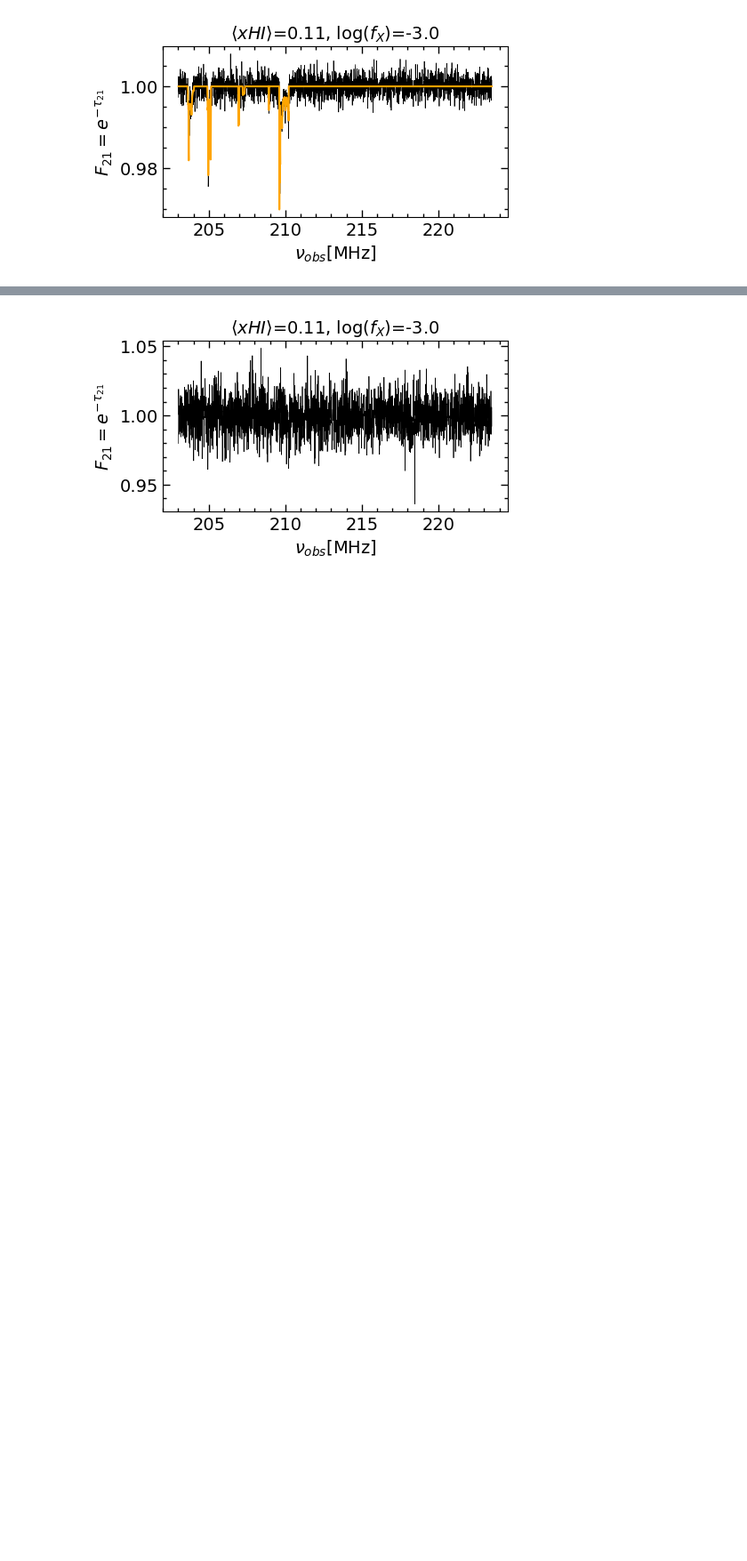
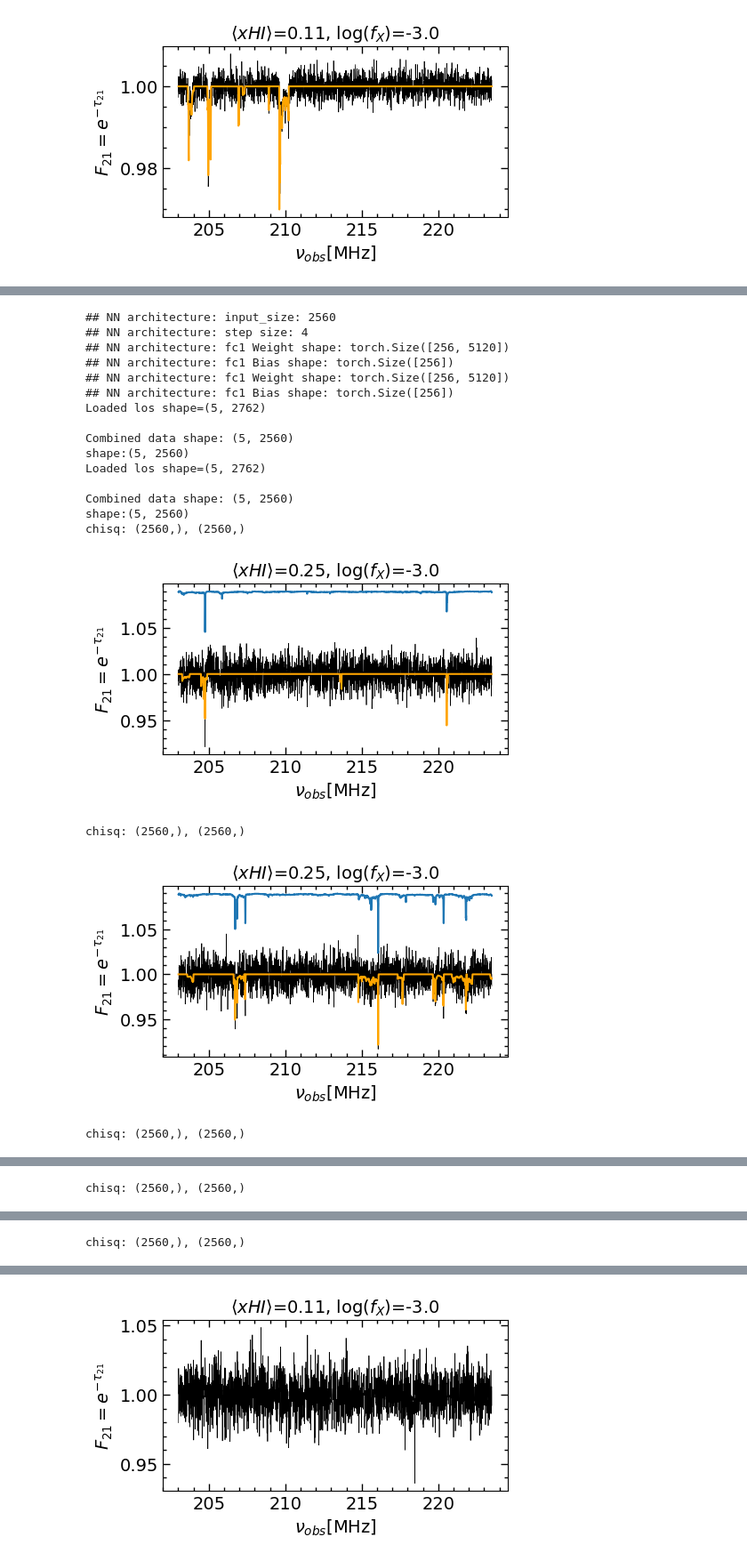
Before and after one commit to skp80286/21cm-forest_1DPS, a Jupyter notebook: ML/denoised_los_analysis.ipynb, the cells around one changed output, grey strips where cells are left out. Shown at 89% size. Drawn from its saved outputs; the diff is of its cells as text; code cells hidden in the pictures; blank space fills up the shorter version.

```diff
--- a/ML/denoised_los_analysis.ipynb
+++ b/ML/denoised_los_analysis.ipynb
@@ -264,0 +318,48 @@ shape:(2000, 2560)
+# %%
+import torch
+import torch.nn as nn
+import torch.optim as optim
+from torch.utils.data import DataLoader, TensorDataset
+from UnetModelWithDense import UnetModel
+import plot_results as pltr
+import importlib
+
+importlib.reload(pltr)
+
+logger.info(f"Loading model")
+model = UnetModel(input_size=2560, input_channels=1, output_size=2560, dropout=0.2)
+#model.load_model('output/f21_predict_unet_mixed_noise_train_test_uGMRT_t500_20251020195230/unet_model.pth')
+#model.load_model('output/f21_predict_unet_mixed_noise_train_test_uGMRT_t500_20251020205158/unet_model_50.pth')
+model.load_model('output/unet_model_80.pth')
+
+los1052so, freq_axis = load_dataset(glob.glob(f"{data}/21cmFAST_los/F21_noisy/F21_signalonly_21cmFAST_200Mpc_z6.0_fX{-3:.2f}_xHI{0.25:.2f}*.dat"), input_points=2560, limitsamplesize=5)
+print(f"shape:{los1052so.shape}")
+los1052noisy, _ = load_dataset(glob.glob(f"{data}/21cmFAST_los/F21_noisy/F21_noisy_21cmFAST_200Mpc_z6.0_fX{-3:.2f}_xHI{0.25:.2f}_uGMRT_8kHz_t50h*.dat"), input_points=2560, limitsamplesize=5)
+print(f"shape:{los1052noisy.shape}")
+
+X_test_tensor = torch.tensor(los1052noisy, dtype=torch.float32)
+los_denoised = model.get_denoised_signal(X_test_tensor)
+logger.info(f" Denoised signal los shape={los_denoised.shape}")
+
+for i in range(5):
+    pltr.plot_denoised_los(los1052noisy[i:i+1], los1052so[i:i+1], los_denoised[i:i+1], showplots=True, saveplots=False, x=0.25, f=-3, freq_axis=freq_axis[0]/1e6)
+# %% [output]
+## NN architecture: input_size: 2560
+## NN architecture: step size: 4
+## NN architecture: fc1 Weight shape: torch.Size([256, 5120])
+## NN architecture: fc1 Bias shape: torch.Size([256])
+## NN architecture: fc1 Weight shape: torch.Size([256, 5120])
+## NN architecture: fc1 Bias shape: torch.Size([256])
+Loaded los shape=(5, 2762)
+
+Combined data shape: (5, 2560)
+shape:(5, 2560)
+Loaded los shape=(5, 2762)
+
+Combined data shape: (5, 2560)
+shape:(5, 2560)
+chisq: (2560,), (2560,)
+[figure, added]
+chisq: (2560,), (2560,)
+[figure, added]
+chisq: (2560,), (2560,)
@@ -264,0 +367 @@ shape:(2000, 2560)
+chisq: (2560,), (2560,)
@@ -264,0 +369 @@ shape:(2000, 2560)
+chisq: (2560,), (2560,)
```
Also changed, not shown: parts of 2 cells of this notebook, 7 other files.
